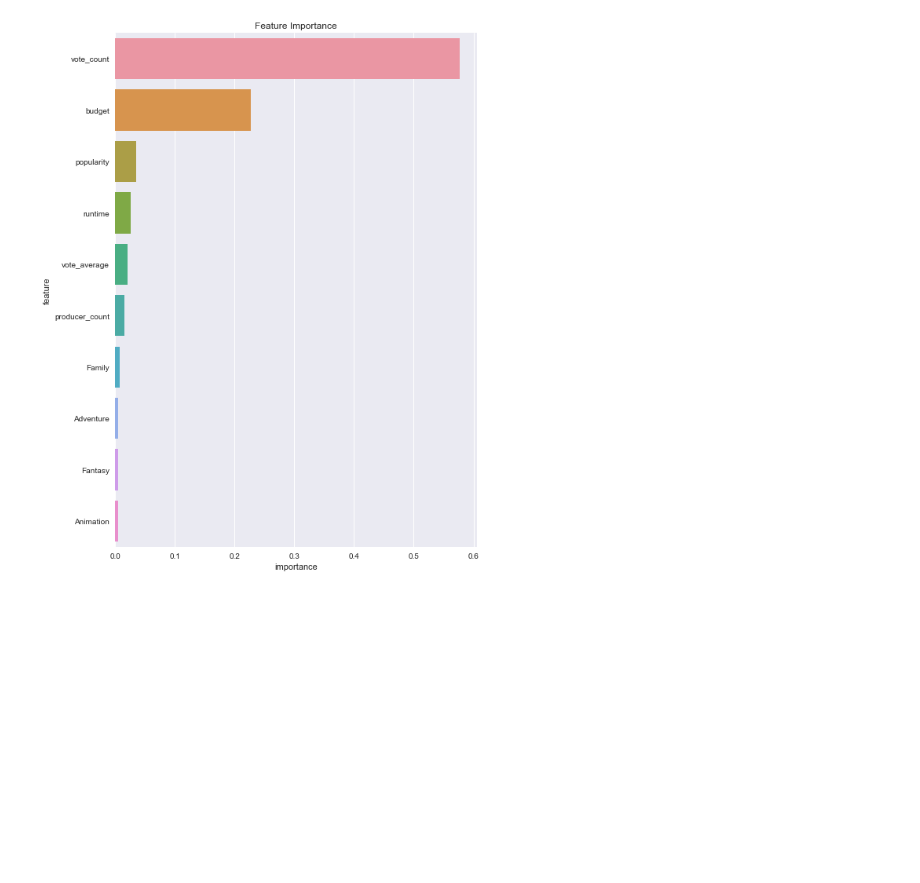
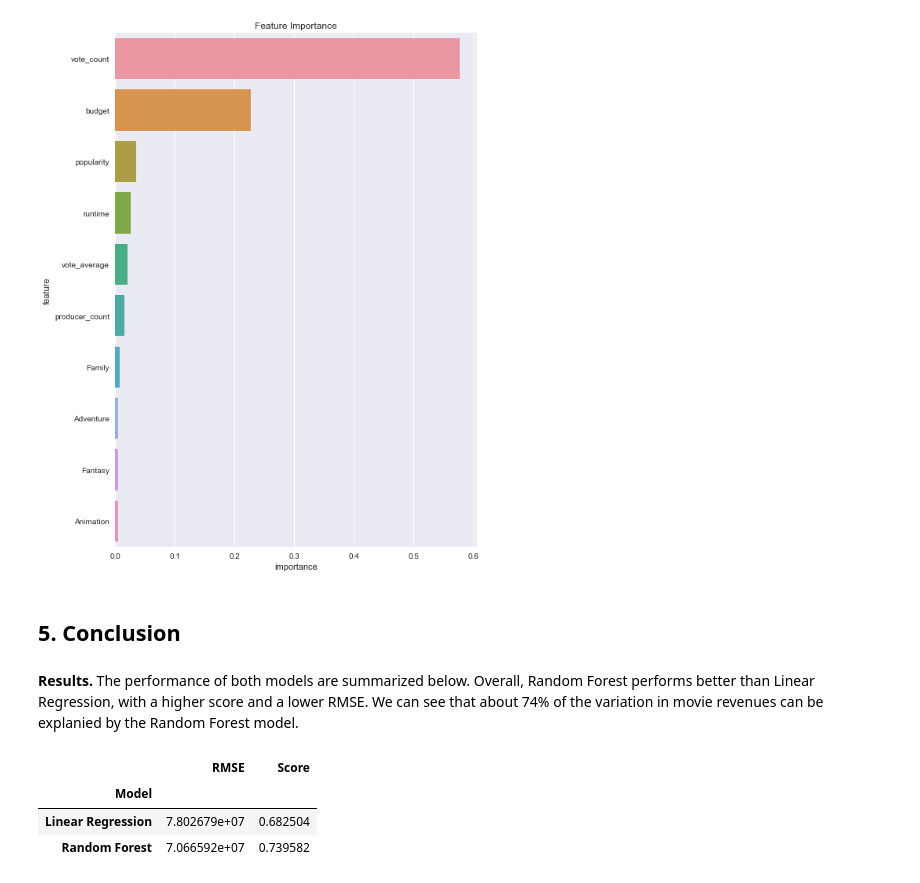
Before and after one commit to colinjl12479/Predicting_Movie_Revenues, a Jupyter notebook: Problem2 Box Office Prediction.ipynb, the cells around one changed output. Cells and saved outputs as stored; diff of their text form; code cells hidden in the pictures; blank space fills up the shorter version.

Commit message:
added conclusion - in progress

```diff
--- a/Problem2 Box Office Prediction.ipynb
+++ b/Problem2 Box Office Prediction.ipynb
@@ -892,7 +892,8 @@ print(lr.intercept_)
 # %%
 from sklearn.metrics import mean_squared_error
 y_pred = lr.predict(X=X_test)
-print("RMSE =", mean_squared_error(y_pred, y_test)**0.5)
+rmse_lr = mean_squared_error(y_pred, y_test)**0.5
+print("RMSE =", rmse_lr)
 # %% [output]
 RMSE = 78026792.68431492
 # %%
@@ -935,7 +938,8 @@ print(rf.feature_importances_)
  2.73500736e-03 8.36646483e-04 4.50959117e-03]
 # %%
 y_pred = rf.predict(X=X_test)
-print("RMSE =", mean_squared_error(y_pred, y_test)**0.5)
+rmse_rf = mean_squared_error(y_pred, y_test)**0.5
+print("RMSE =", rmse_rf)
 # %% [output]
 RMSE = 70665915.33511235
 # %%
@@ -949,3 +953,17 @@ plt.title("Feature Importance")
 plt.tight_layout();
 # %% [output]
 [figure]
+# %% [markdown]
+## 5. Conclusion
+# %% [markdown]
+**Results.** The performance of both models are summarized below. Overall, Random Forest performs better than Linear Regression, with a higher score and a lower RMSE. We can see that about 74% of the variation in movie revenues can be explanied by the Random Forest model.
+# %%
+rmse = [rmse_lr, rmse_rf]
+score = [lr.score(X_test, y_test), rf.score(X_test, y_test)]
+result_df = pd.DataFrame({"Model": ["Linear Regression", "Random Forest"], "RMSE": rmse, "Score": score})
+result_df.set_index("Model")
+# %% [output]
+|  | RMSE | Score |
+| Model |  |  |
+| Linear Regression | 7.802679e+07 | 0.682504 |
+| Random Forest | 7.066592e+07 | 0.739582 |
```
Also changed, not shown: parts of 4 cells of this notebook.
